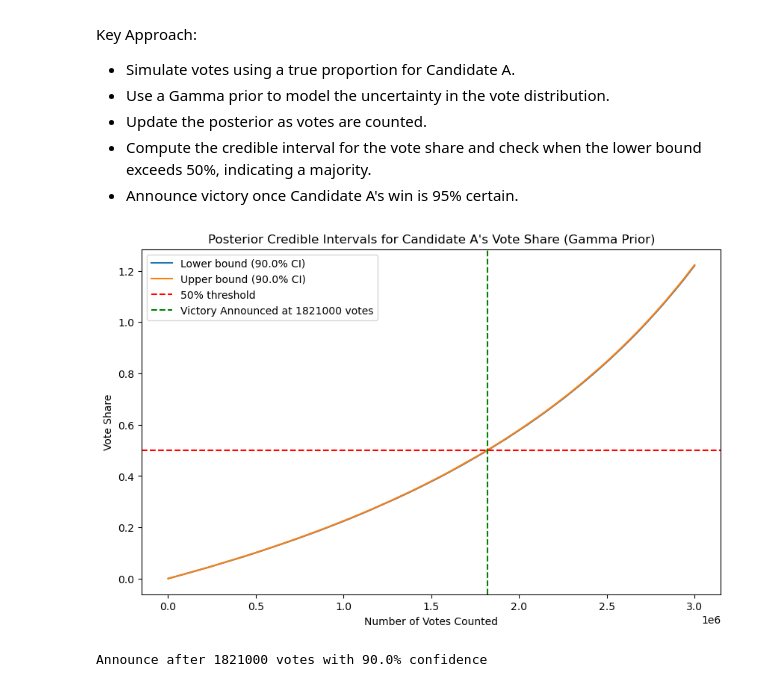
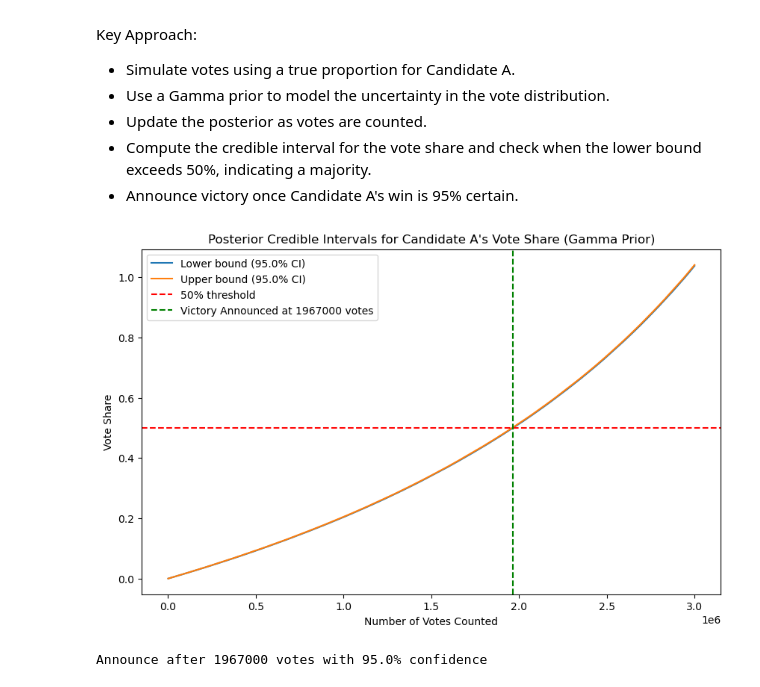
Before and after one commit to nelabdiel/electionsimulation, a Jupyter notebook: ElectionSimulation.ipynb, the cells around one changed output. Cells and saved outputs as stored; diff of their text form; code cells hidden in the pictures.

```diff
--- a/ElectionSimulation.ipynb
+++ b/ElectionSimulation.ipynb
@@ -18,8 +18,8 @@ from scipy.stats import gamma
 
 # Set up parameters for simulation
 total_voters = 3000000
-true_prob_A = 0.55  # True proportion of votes for Candidate A
-confidence_level = 0.90  # You can set this to 0.5 to see the difference
+true_prob_A = 0.51  # True proportion of votes for Candidate A
+confidence_level = 0.95  # You can set this to 0.5 to see the difference
 
 # Prior distribution (Gamma prior for real-world uncertainty)
 shape_A_prior = 2  # Shape parameter for Gamma distribution for Candidate A
@@ -66,32 +66,32 @@ for i in range(step_size, total_voters + 1, step_size):
     shape_A_post, rate_A_post, shape_B_post, rate_B_post = compute_gamma_posterior(
         shape_A_prior, rate_A_prior, shape_B_prior, rate_B_prior, votes_A_so_far, votes_B_so_far
     )
 
     # Compute credible interval using Gamma
     lower_bound, upper_bound = compute_gamma_credible_interval(shape_A_post, rate_A_post, confidence_level)
     lower_bounds.append(lower_bound)
     upper_bounds.append(upper_bound)
 
     # Check if Candidate A can announce victory (if the lower bound exceeds 0.5)
     if lower_bound > 0.5 and announce_round is None:
         announce_round = i
 
 # Plot the credible intervals and the vote count
 x = np.arange(step_size, total_voters + 1, step_size)
 
 plt.figure(figsize=(10, 6))
 plt.plot(x, lower_bounds, label=f'Lower bound ({confidence_level*100}% CI)')
 plt.plot(x, upper_bounds, label=f'Upper bound ({confidence_level*100}% CI)')
 plt.axhline(y=0.5, color='r', linestyle='--', label='50% threshold')
 if announce_round:
     plt.axvline(x=announce_round, color='g', linestyle='--', label=f'Victory Announced at {announce_round} votes')
 plt.title(f'Posterior Credible Intervals for Candidate A\'s Vote Share (Gamma Prior)')
 plt.xlabel('Number of Votes Counted')
 plt.ylabel('Vote Share')
 plt.legend()
 plt.show()
 
 print(f"Announce after {announce_round} votes with {confidence_level*100}% confidence")
 # %% [output]
-[figure, old version]
+[figure, new version]
-Announce after 1821000 votes with 90.0% confidence
+Announce after 1967000 votes with 95.0% confidence
```
